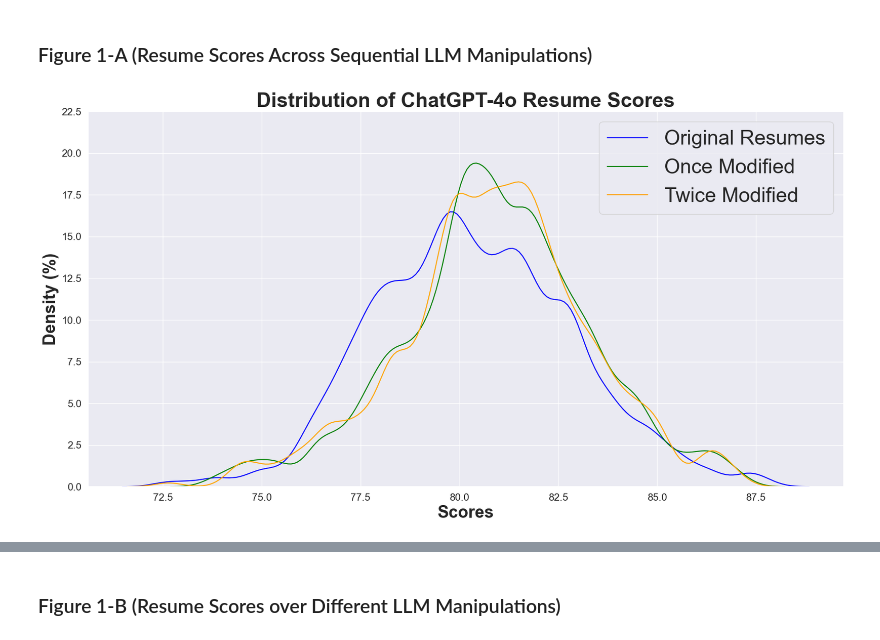
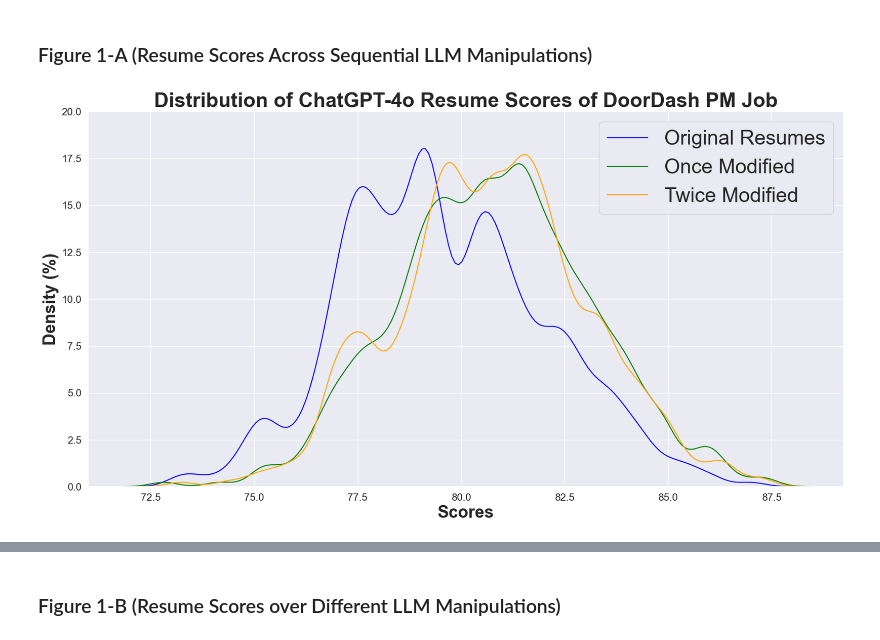
Before and after one commit to heyyjudes/llm-hiring-ecosystem, a Jupyter notebook: validation_tests/significance_tests.ipynb, the cells around one changed output, grey strips where cells are left out. Cells and saved outputs as stored; diff of their text form; code cells hidden in the pictures.

Commit message:
Finalized Code and data.

```diff
--- a/validation_tests/significance_tests.ipynb
+++ b/validation_tests/significance_tests.ipynb
@@ -10,9 +10,8 @@ from sklearn.metrics import roc_curve, confusion_matrix
 #Read Data
 folder_name = "../sample_input_data/supplementary_materials_output_data/"
 
-#df_general_linkedin = pd.read_csv(folder_name+"GeneralLinkedinJobDescriptionScores.csv")
-original_df = pd.read_csv(folder_name+"Original_CV.csv")
-doordash_df = pd.read_csv(folder_name+"doordash_job_description.csv")
-scalable_df = pd.read_csv(folder_name+"scalable_job_description.csv")
-df = pd.read_csv("../data/scalable_two.csv")
-#pd.read_csv("final_paper_classification_outputs_doordash.csv")
+doordash_table1_df = pd.read_csv("../Table1_Experimental_Modified_Resumes/Scores/DoorDashPMScores.csv")
+doordash100 = pd.read_csv("../Figure1_100Samples/Scores/doordash_job_description.csv")
+
+google_table1_df = pd.read_csv("../Table1_Experimental_Modified_Resumes/Scores/GoogleUX_Scores.csv")
+google100 = pd.read_csv("../Figure1_100Samples/Scores/google_ux_job_description.csv")
@@ -32,20 +22,19 @@ scalable_df.head()
 # %%
 sns.set_theme(rc={'figure.figsize':(20,10)})
 first_three_colors = ['blue', 'green', 'orange']
 
-fig = sns.kdeplot(df['CVScalable PM Score'], bw_adjust=0.5, color=first_three_colors[0])  # bw_adjust adjusts the smoothness
-fig = sns.kdeplot(df['Cleaned GPT-4o Conversation-Improved CVScalable PM Score'], bw_adjust=0.5, color=first_three_colors[1])
-#sns.kdeplot(df['CVDoorDash PM Score'], bw_adjust=0.5)  # bw_adjust adjusts the smoothness
-fig = sns.kdeplot(df['Cleaned Twice GPT-4o Conversation-Improved CVScalable PM Score'], bw_adjust=0.5, color=first_three_colors[2])
-plt.title('Distribution of ChatGPT-4o Resume Scores', fontsize=30, fontweight="bold")
+fig = sns.kdeplot(doordash_table1_df['CVDoorDash PM Score'], bw_adjust=0.5, color=first_three_colors[0])  # bw_adjust adjusts the smoothness
+fig = sns.kdeplot(doordash_table1_df['Cleaned GPT-4o Conversation-Improved CVDoorDash PM Score'], bw_adjust=0.5, color=first_three_colors[1])
+fig = sns.kdeplot(doordash_table1_df['Cleaned Twice GPT-4o Conversation-Improved CVDoorDash PM Score'], bw_adjust=0.5, color=first_three_colors[2])
+plt.title('Distribution of ChatGPT-4o Resume Scores of DoorDash PM Job', fontsize=30, fontweight="bold")
 plt.yticks(fig.get_yticks(), np.round(fig.get_yticks() * 100, 2))
 plt.xticks(fontsize=15)
 plt.yticks(fontsize=15)
 plt.xlabel('Scores', fontsize=25, fontweight="bold")
 plt.ylabel('Density (%)', fontsize=25, fontweight="bold")
 plt.legend(['Original Resumes', 'Once Modified', 'Twice Modified'], fontsize=30)
 #plt.grid()
 plt.savefig('chatgpt1.png')
 plt.show()
 # %% [output]
-[figure, old version]
+[figure, new version]
```
Also changed, not shown: parts of 17 cells of this notebook, 27 other files.
